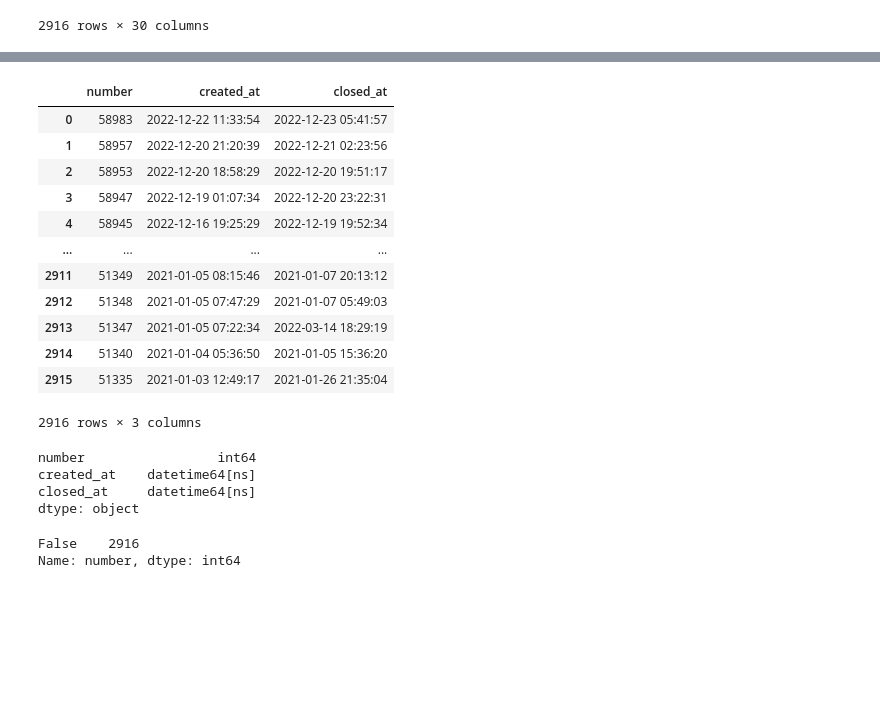
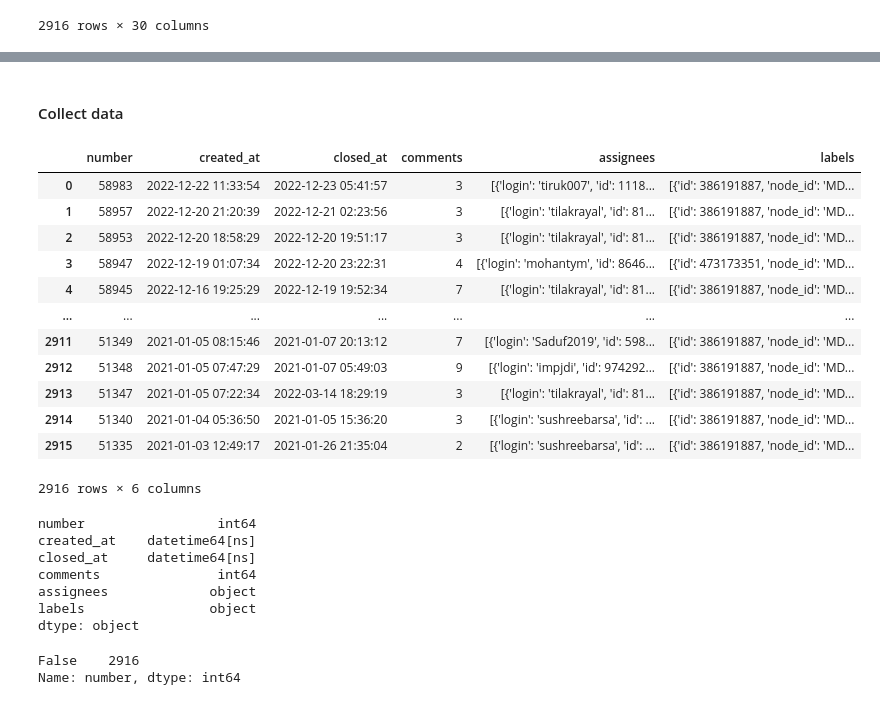
Before and after one commit to samiul123/bug-fixing-analysis, a Jupyter notebook: bug-fixxing-analysis.ipynb, the cells around one changed output, grey strips where cells are left out. Cells and saved outputs as stored; diff of their text form; code cells hidden in the pictures; blank space fills up the shorter version.

```diff
--- a/bug-fixxing-analysis.ipynb
+++ b/bug-fixxing-analysis.ipynb
@@ -1148,29 +1544,34 @@ Data columns (total 30 columns):
  29  state_reason              2916 non-null   object
 dtypes: bool(1), datetime64[ns](3), float64(2), int64(3), object(21)
 memory usage: 663.6+ KB
+# %% [markdown]
+#### Collect data
 # %%
-tensorflow_working_df = tensorflow_issues_df[['number', 'created_at', 'closed_at']]
+tensorflow_working_df = tensorflow_issues_df[['number', 'created_at', 'closed_at', 'comments', 'assignees', 'labels']]
 tensorflow_working_df
 # %% [output]
-|  | number | created_at | closed_at |
-| 0 | 58983 | 2022-12-22 11:33:54 | 2022-12-23 05:41:57 |
-| 1 | 58957 | 2022-12-20 21:20:39 | 2022-12-21 02:23:56 |
-| 2 | 58953 | 2022-12-20 18:58:29 | 2022-12-20 19:51:17 |
-| 3 | 58947 | 2022-12-19 01:07:34 | 2022-12-20 23:22:31 |
-| 4 | 58945 | 2022-12-16 19:25:29 | 2022-12-19 19:52:34 |
-| ... | ... | ... | ... |
-| 2911 | 51349 | 2021-01-05 08:15:46 | 2021-01-07 20:13:12 |
-| 2912 | 51348 | 2021-01-05 07:47:29 | 2021-01-07 05:49:03 |
-| 2913 | 51347 | 2021-01-05 07:22:34 | 2022-03-14 18:29:19 |
-| 2914 | 51340 | 2021-01-04 05:36:50 | 2021-01-05 15:36:20 |
-| 2915 | 51335 | 2021-01-03 12:49:17 | 2021-01-26 21:35:04 |
+|  | number | created_at | closed_at | comments | assignees | labels |
+| 0 | 58983 | 2022-12-22 11:33:54 | 2022-12-23 05:41:57 | 3 | [{'login': 'tiruk007', 'id': 1118... | [{'id': 386191887, 'node_id': 'MD... |
+| 1 | 58957 | 2022-12-20 21:20:39 | 2022-12-21 02:23:56 | 3 | [{'login': 'tilakrayal', 'id': 81... | [{'id': 386191887, 'node_id': 'MD... |
+| 2 | 58953 | 2022-12-20 18:58:29 | 2022-12-20 19:51:17 | 3 | [{'login': 'tilakrayal', 'id': 81... | [{'id': 386191887, 'node_id': 'MD... |
+| 3 | 58947 | 2022-12-19 01:07:34 | 2022-12-20 23:22:31 | 4 | [{'login': 'mohantym', 'id': 8646... | [{'id': 473173351, 'node_id': 'MD... |
+| 4 | 58945 | 2022-12-16 19:25:29 | 2022-12-19 19:52:34 | 7 | [{'login': 'tilakrayal', 'id': 81... | [{'id': 386191887, 'node_id': 'MD... |
+| ... | ... | ... | ... | ... | ... | ... |
+| 2911 | 51349 | 2021-01-05 08:15:46 | 2021-01-07 20:13:12 | 7 | [{'login': 'Saduf2019', 'id': 598... | [{'id': 386191887, 'node_id': 'MD... |
+| 2912 | 51348 | 2021-01-05 07:47:29 | 2021-01-07 05:49:03 | 9 | [{'login': 'impjdi', 'id': 974292... | [{'id': 386191887, 'node_id': 'MD... |
+| 2913 | 51347 | 2021-01-05 07:22:34 | 2022-03-14 18:29:19 | 3 | [{'login': 'tilakrayal', 'id': 81... | [{'id': 386191887, 'node_id': 'MD... |
+| 2914 | 51340 | 2021-01-04 05:36:50 | 2021-01-05 15:36:20 | 3 | [{'login': 'sushreebarsa', 'id': ... | [{'id': 386191887, 'node_id': 'MD... |
+| 2915 | 51335 | 2021-01-03 12:49:17 | 2021-01-26 21:35:04 | 2 | [{'login': 'sushreebarsa', 'id': ... | [{'id': 386191887, 'node_id': 'MD... |
-2916 rows × 3 columns
+2916 rows × 6 columns
 # %%
 tensorflow_working_df.dtypes
 # %% [output]
 number                 int64
 created_at    datetime64[ns]
 closed_at     datetime64[ns]
+comments               int64
+assignees             object
+labels                object
 dtype: object
 # %%
 tensorflow_working_df['number'].duplicated().value_counts()
```
Also changed, not shown: parts of 141 cells of this notebook.
